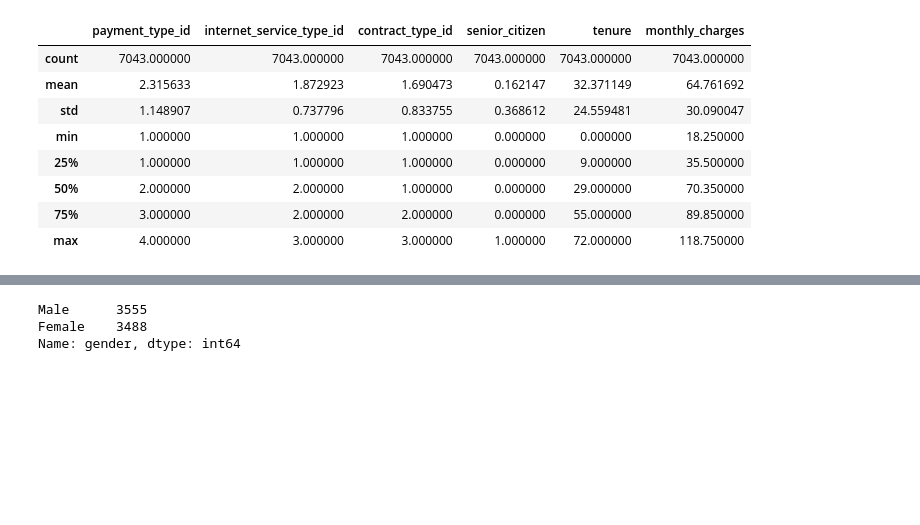
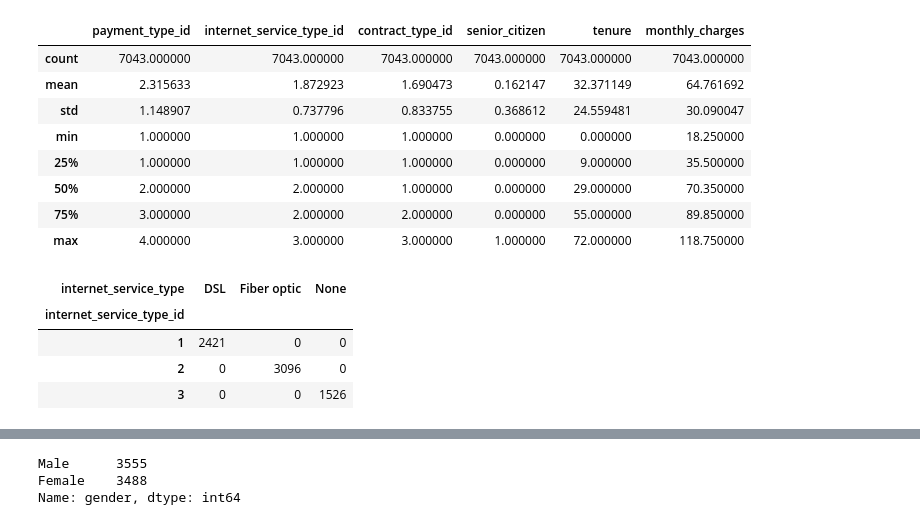
Before and after one commit to KristineCabanela/project_classification, a Jupyter notebook: telco.ipynb, the cells around one changed output, grey strips where cells are left out. Cells and saved outputs as stored; diff of their text form; code cells hidden in the pictures; blank space fills up the shorter version.

```diff
--- a/telco.ipynb
+++ b/telco.ipynb
@@ -61,3 +61,13 @@ telco.describe()
 | 50% | 2.000000 | 2.000000 | 1.000000 | 0.000000 | 29.000000 | 70.350000 |
 | 75% | 3.000000 | 2.000000 | 2.000000 | 0.000000 | 55.000000 | 89.850000 |
 | max | 4.000000 | 3.000000 | 3.000000 | 1.000000 | 72.000000 | 118.750000 |
+# %%
+pd.crosstab(telco.internet_service_type_id, telco.internet_service_type)
+
+#Drop any unnecessary, unhelpful, or duplicated columns. This could mean dropping foreign key columns but keeping the corresponding string values, for example.
+# %% [output]
+| internet_service_type | DSL | Fiber optic | None |
+| internet_service_type_id |  |  |  |
+| 1 | 2421 | 0 | 0 |
+| 2 | 0 | 3096 | 0 |
+| 3 | 0 | 0 | 1526 |
```
Also changed, not shown: parts of 6 cells of this notebook.
